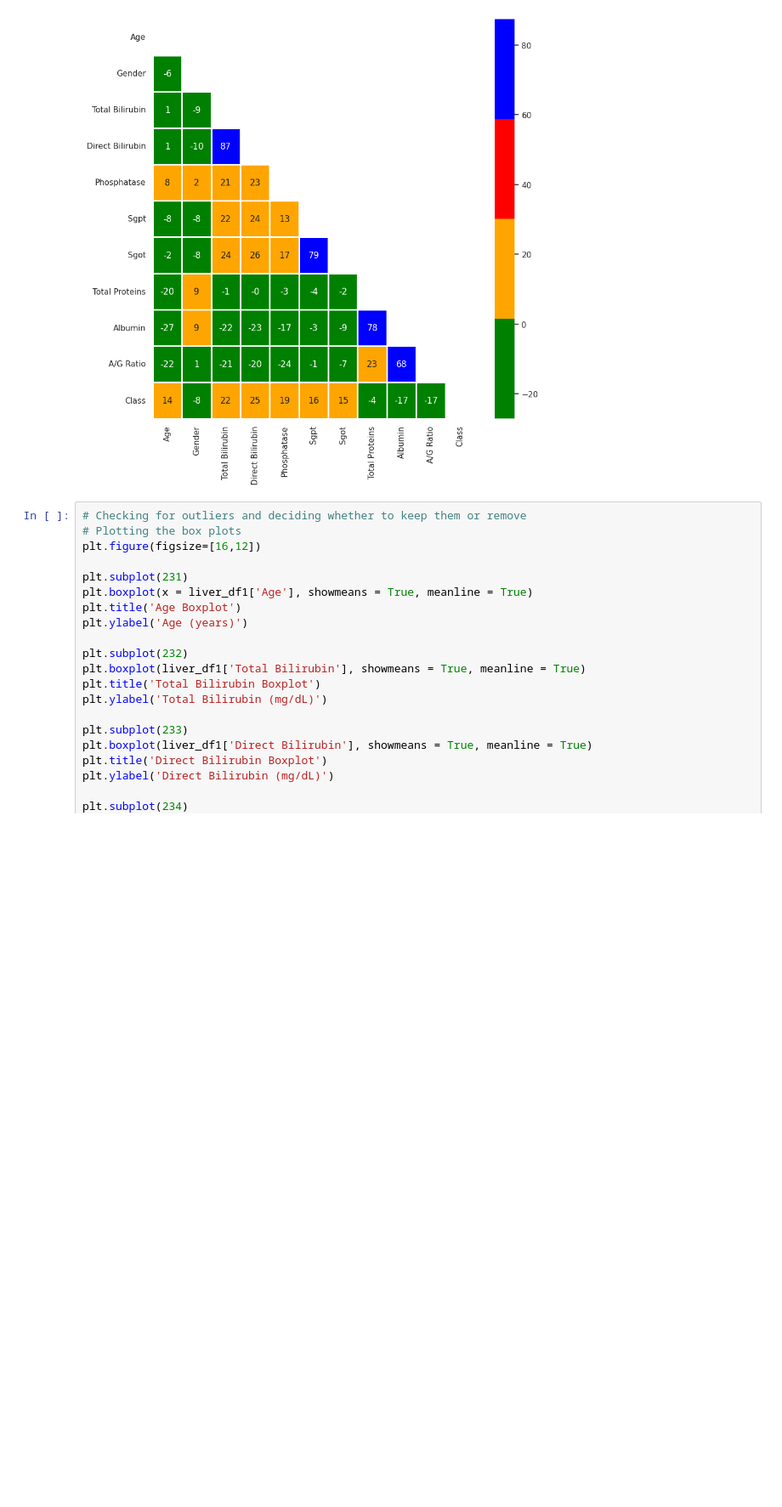
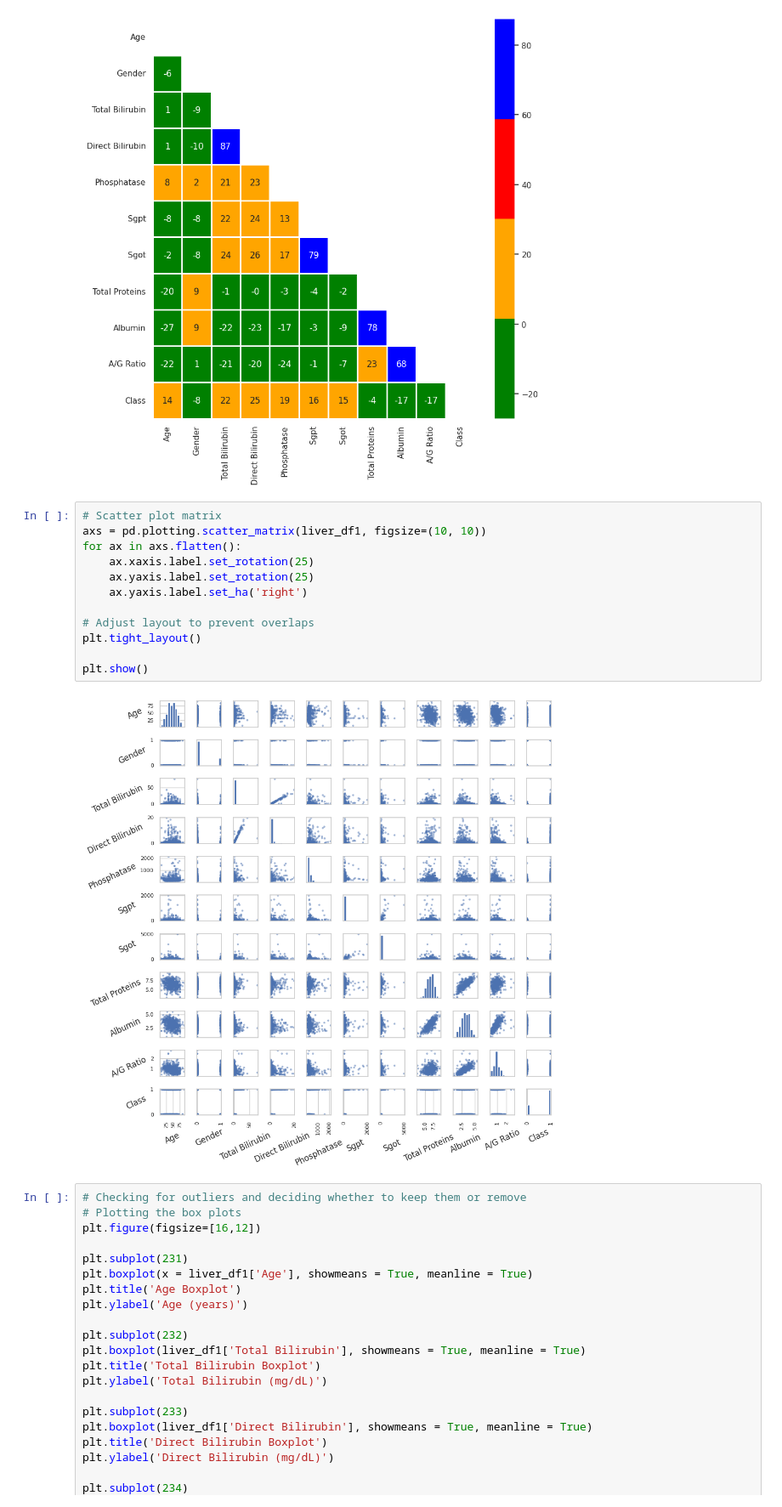
Before and after one commit to Evans2424/IACEC_Project_Model_Performance_Analysis, a Jupyter notebook: IACEC_MLProject.ipynb, the cells around one changed output. Shown at 85% size. Cells and saved outputs as stored; diff of their text form; blank space fills up the shorter version.

```diff
--- a/IACEC_MLProject.ipynb
+++ b/IACEC_MLProject.ipynb
@@ -297,6 +297,20 @@ with sns.axes_style('white'):
   ax= sns.heatmap(liver_df1.corr()*100, mask=mask, fmt=".0f", annot=True, lw =1,  cmap=ListedColormap(['green','orange','red','blue']))
 # %% [output]
 [figure]
+# %%
+# Scatter plot matrix
+axs = pd.plotting.scatter_matrix(liver_df1, figsize=(10, 10))
+for ax in axs.flatten():
+    ax.xaxis.label.set_rotation(25)
+    ax.yaxis.label.set_rotation(25)
+    ax.yaxis.label.set_ha('right')
+
+# Adjust layout to prevent overlaps
+plt.tight_layout()
+
+plt.show()
+# %% [output]
+[figure, added]
 # %%
 # Checking for outliers and deciding whether to keep them or remove
 # Plotting the box plots
```
Also changed, not shown: parts of 3 cells of this notebook.
